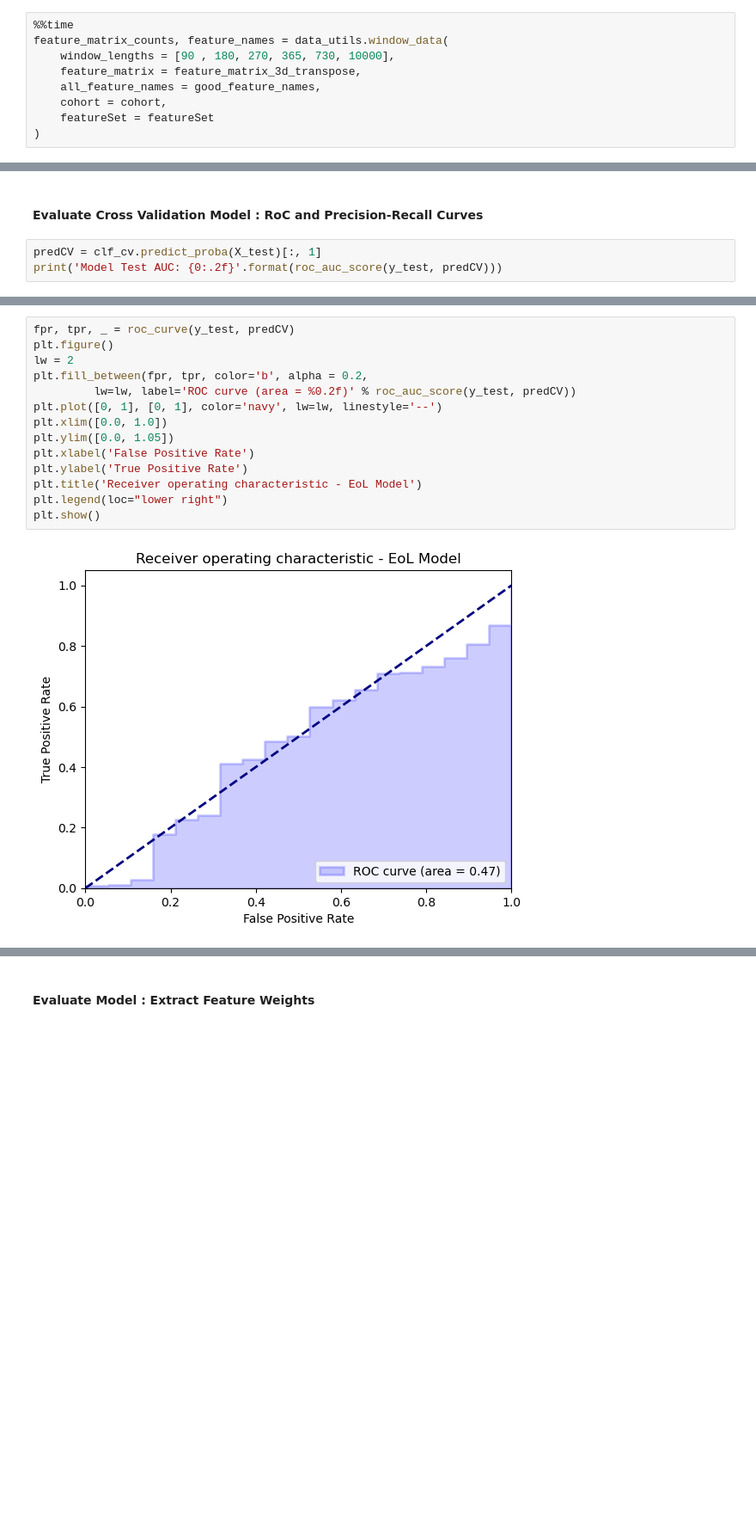
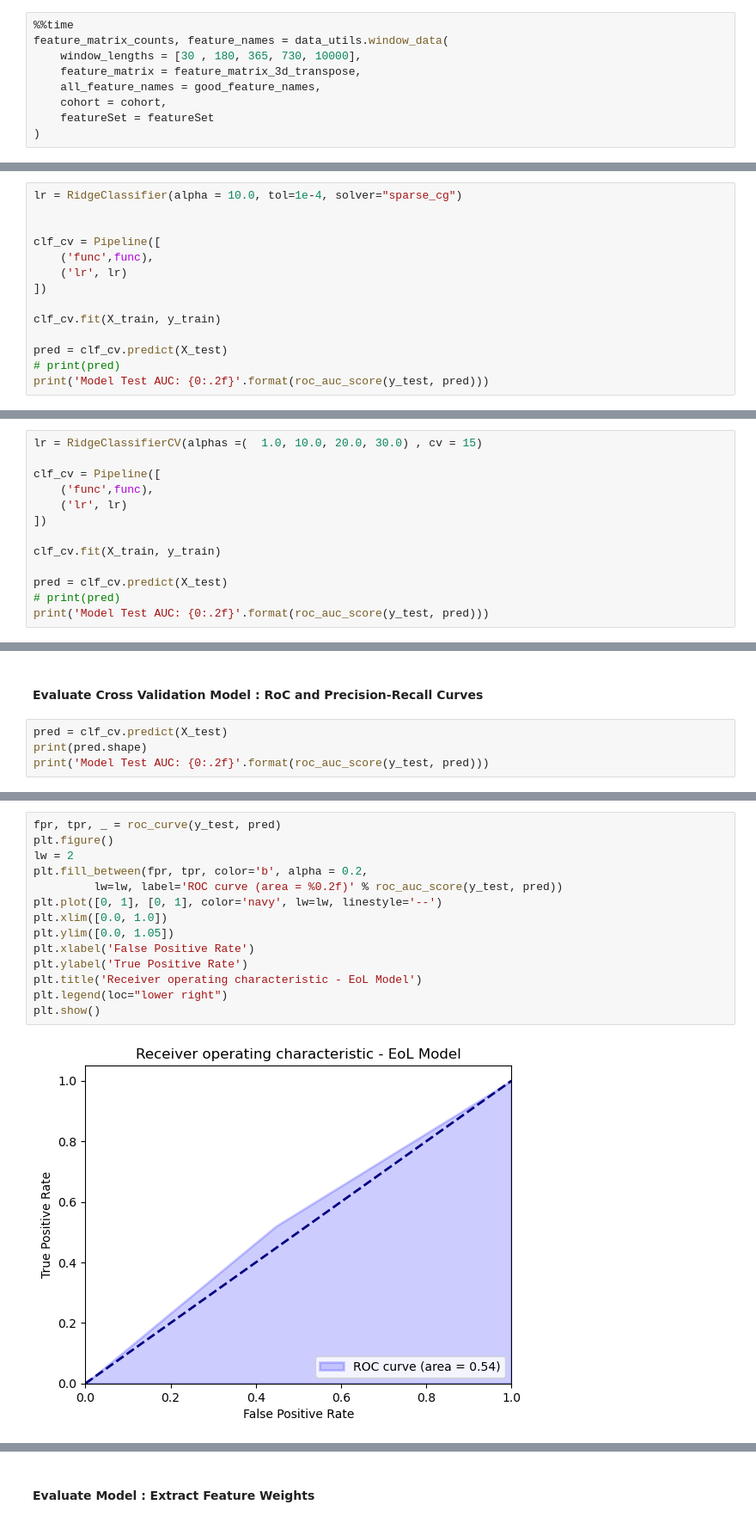
Before and after one commit to kbardool/omop-learn, a Jupyter notebook: End of Life Linear Model Example.ipynb, the cells around one changed output, grey strips where cells are left out. Shown: that part at 86% size. Saved outputs shown, nothing was run; the diff lists cells and outputs as text; blank space fills up the shorter version.

```diff
--- a/End of Life Linear Model Example.ipynb
+++ b/End of Life Linear Model Example.ipynb
@@ -298,7 +389,7 @@ print(feature_matrix_3d_transpose.shape)
 # %%
 %%time
 feature_matrix_counts, feature_names = data_utils.window_data(
-    window_lengths = [90 , 180, 270, 365, 730, 10000],
+    window_lengths = [30 , 180, 365, 730, 10000],
     feature_matrix = feature_matrix_3d_transpose,
     all_feature_names = good_feature_names,
     cohort = cohort,
@@ -559,0 +677,14 @@ plt.show()
+# %%
+lr = RidgeClassifier(alpha = 10.0, tol=1e-4, solver="sparse_cg")
+
+
+clf_cv = Pipeline([
+    ('func',func),
+    ('lr', lr)
+])
+
+clf_cv.fit(X_train, y_train)
+
+pred = clf_cv.predict(X_test)
+# print(pred)
+print('Model Test AUC: {0:.2f}'.format(roc_auc_score(y_test, pred)))
@@ -559,0 +697,13 @@ plt.show()
+# %%
+lr = RidgeClassifierCV(alphas =(  1.0, 10.0, 20.0, 30.0) , cv = 15)
+
+clf_cv = Pipeline([
+    ('func',func),
+    ('lr', lr)
+])
+
+clf_cv.fit(X_train, y_train)
+
+pred = clf_cv.predict(X_test)
+# print(pred)
+print('Model Test AUC: {0:.2f}'.format(roc_auc_score(y_test, pred)))
@@ -560,6 +712,7 @@ plt.show()
 # %% [markdown]
 #### Evaluate Cross Validation Model : RoC and Precision-Recall Curves
 # %%
-predCV = clf_cv.predict_proba(X_test)[:, 1]
-print('Model Test AUC: {0:.2f}'.format(roc_auc_score(y_test, predCV)))
+pred = clf_cv.predict(X_test)
+print(pred.shape)
+print('Model Test AUC: {0:.2f}'.format(roc_auc_score(y_test, pred)))
 # %% [output]
@@ -574,17 +721,17 @@ Model Test AUC: 0.47
 # %%
-fpr, tpr, _ = roc_curve(y_test, predCV)
+fpr, tpr, _ = roc_curve(y_test, pred)
 plt.figure()
 lw = 2
 plt.fill_between(fpr, tpr, color='b', alpha = 0.2,
-         lw=lw, label='ROC curve (area = %0.2f)' % roc_auc_score(y_test, predCV))
+         lw=lw, label='ROC curve (area = %0.2f)' % roc_auc_score(y_test, pred))
 plt.plot([0, 1], [0, 1], color='navy', lw=lw, linestyle='--')
 plt.xlim([0.0, 1.0])
 plt.ylim([0.0, 1.05])
 plt.xlabel('False Positive Rate')
 plt.ylabel('True Positive Rate')
 plt.title('Receiver operating characteristic - EoL Model')
 plt.legend(loc="lower right")
 plt.show()
 # %% [output]
-[figure, old version]
+[figure, new version]
 # %%
```
Also changed, not shown: parts of 51 cells of this notebook, 4 other files.
